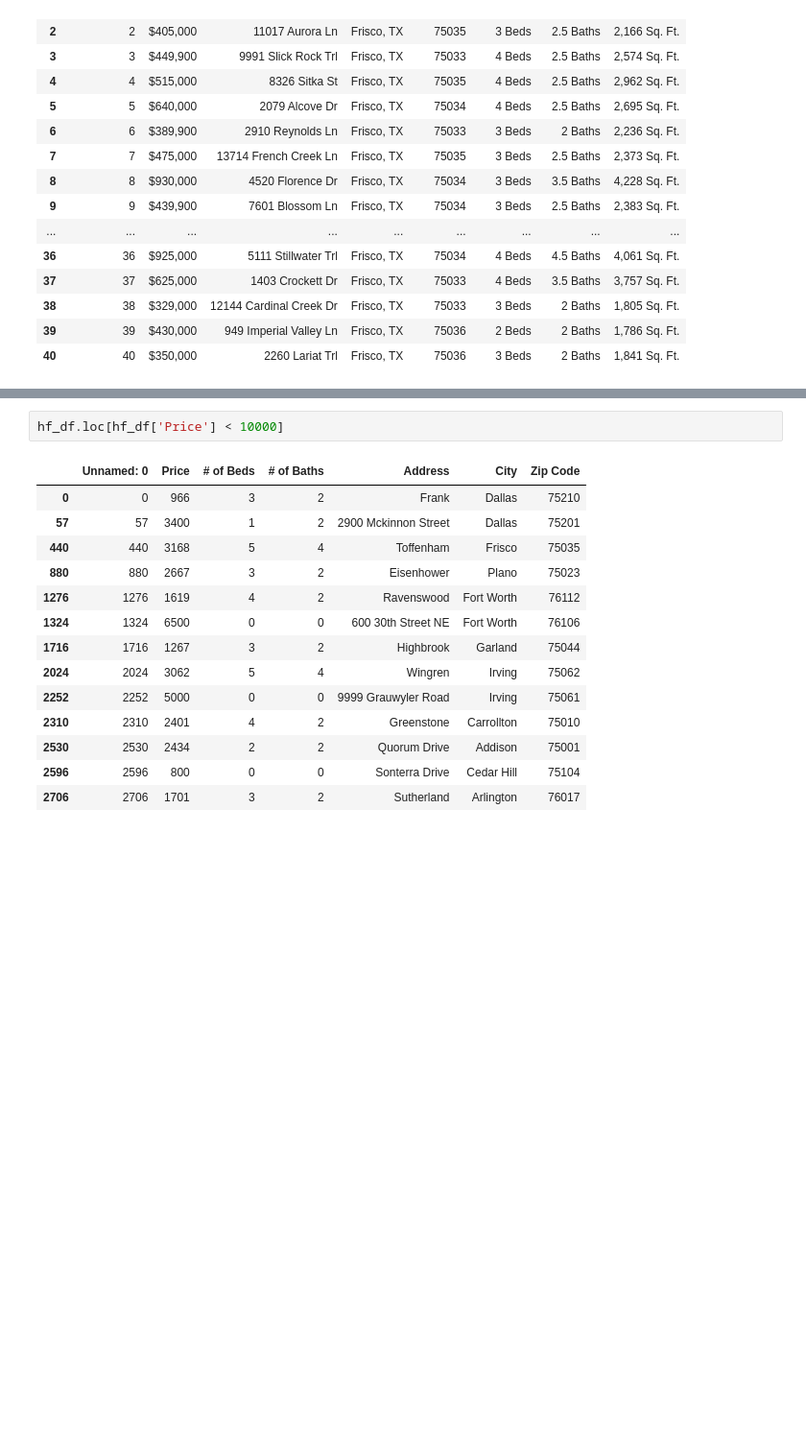
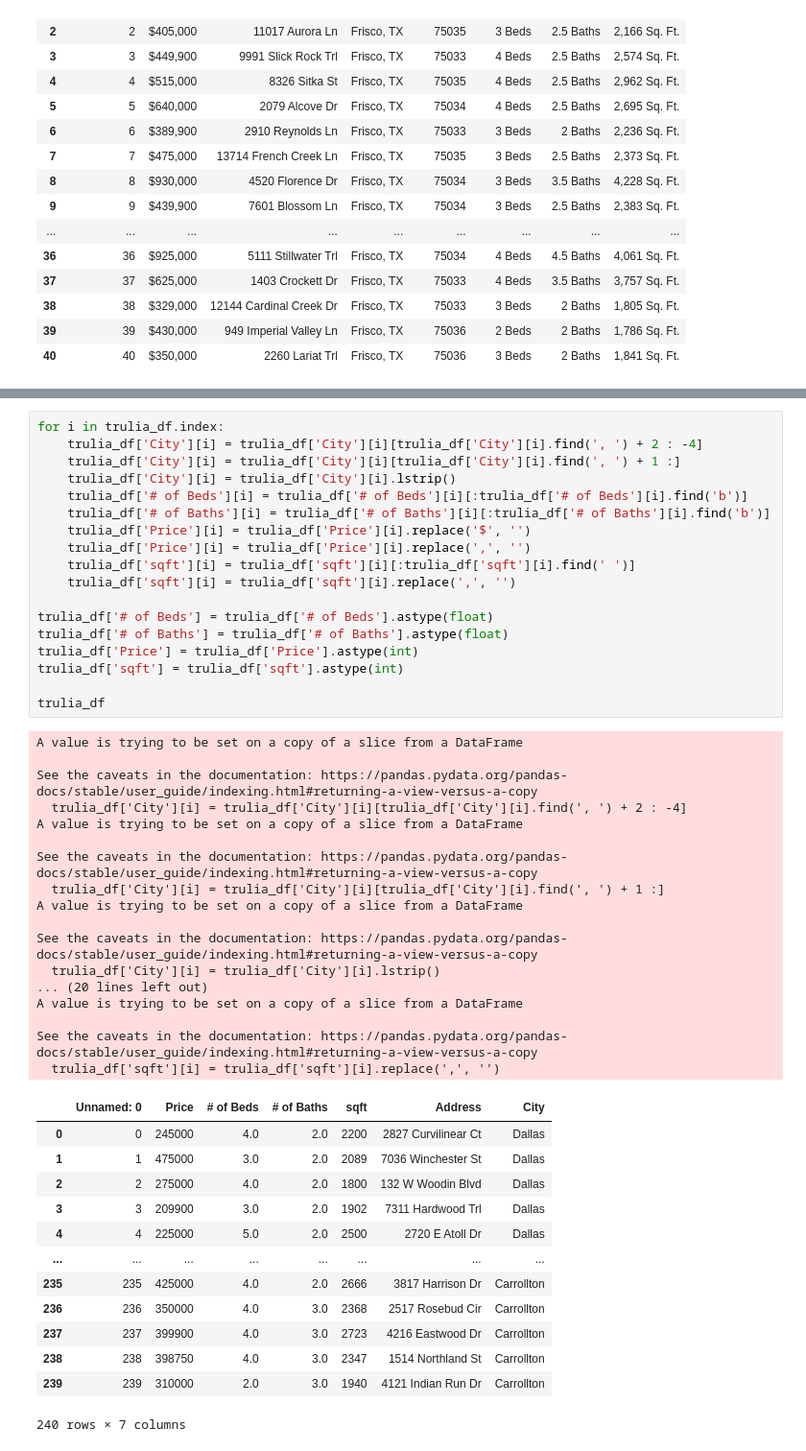
Before and after one commit to TracL/ETL-project, a Jupyter notebook: DataCleaning.ipynb, the cells around one changed output, grey strips where cells are left out. Shown at 96% size. Cells and saved outputs as stored; diff of their text form; blank space fills up the shorter version.

```diff
--- a/DataCleaning.ipynb
+++ b/DataCleaning.ipynb
@@ -124,17 +113,49 @@ hf_df
-# %%
-hf_df.loc[hf_df['Price'] < 10000]
-# %% [output]
-|  | Unnamed: 0 | Price | # of Beds | # of Baths | Address | City | Zip Code |
-| 0 | 0 | 966 | 3 | 2 | Frank | Dallas | 75210 |
-| 57 | 57 | 3400 | 1 | 2 | 2900 Mckinnon Street | Dallas | 75201 |
-| 440 | 440 | 3168 | 5 | 4 | Toffenham | Frisco | 75035 |
-| 880 | 880 | 2667 | 3 | 2 | Eisenhower | Plano | 75023 |
-| 1276 | 1276 | 1619 | 4 | 2 | Ravenswood | Fort Worth | 76112 |
-| 1324 | 1324 | 6500 | 0 | 0 | 600 30th Street NE | Fort Worth | 76106 |
-| 1716 | 1716 | 1267 | 3 | 2 | Highbrook | Garland | 75044 |
-| 2024 | 2024 | 3062 | 5 | 4 | Wingren | Irving | 75062 |
-| 2252 | 2252 | 5000 | 0 | 0 | 9999 Grauwyler Road | Irving | 75061 |
-| 2310 | 2310 | 2401 | 4 | 2 | Greenstone | Carrollton | 75010 |
-| 2530 | 2530 | 2434 | 2 | 2 | Quorum Drive | Addison | 75001 |
-| 2596 | 2596 | 800 | 0 | 0 | Sonterra Drive | Cedar Hill | 75104 |
-| 2706 | 2706 | 1701 | 3 | 2 | Sutherland | Arlington | 76017 |
+# %%
+for i in trulia_df.index:
+    trulia_df['City'][i] = trulia_df['City'][i][trulia_df['City'][i].find(', ') + 2 : -4]
+    trulia_df['City'][i] = trulia_df['City'][i][trulia_df['City'][i].find(', ') + 1 :]
+    trulia_df['City'][i] = trulia_df['City'][i].lstrip()
+    trulia_df['# of Beds'][i] = trulia_df['# of Beds'][i][:trulia_df['# of Beds'][i].find('b')]
+    trulia_df['# of Baths'][i] = trulia_df['# of Baths'][i][:trulia_df['# of Baths'][i].find('b')]
+    trulia_df['Price'][i] = trulia_df['Price'][i].replace('$', '')
+    trulia_df['Price'][i] = trulia_df['Price'][i].replace(',', '')
+    trulia_df['sqft'][i] = trulia_df['sqft'][i][:trulia_df['sqft'][i].find(' ')]
+    trulia_df['sqft'][i] = trulia_df['sqft'][i].replace(',', '')
+
+trulia_df['# of Beds'] = trulia_df['# of Beds'].astype(float)
+trulia_df['# of Baths'] = trulia_df['# of Baths'].astype(float)
+trulia_df['Price'] = trulia_df['Price'].astype(int)
+trulia_df['sqft'] = trulia_df['sqft'].astype(int)
+
+trulia_df
+# %% [output]
+A value is trying to be set on a copy of a slice from a DataFrame
+
+See the caveats in the documentation: https://pandas.pydata.org/pandas-docs/stable/user_guide/indexing.html#returning-a-view-versus-a-copy
+  trulia_df['City'][i] = trulia_df['City'][i][trulia_df['City'][i].find(', ') + 2 : -4]
+A value is trying to be set on a copy of a slice from a DataFrame
+
+See the caveats in the documentation: https://pandas.pydata.org/pandas-docs/stable/user_guide/indexing.html#returning-a-view-versus-a-copy
+  trulia_df['City'][i] = trulia_df['City'][i][trulia_df['City'][i].find(', ') + 1 :]
+A value is trying to be set on a copy of a slice from a DataFrame
+
+See the caveats in the documentation: https://pandas.pydata.org/pandas-docs/stable/user_guide/indexing.html#returning-a-view-versus-a-copy
+  trulia_df['City'][i] = trulia_df['City'][i].lstrip()
+... (20 lines left out)
+A value is trying to be set on a copy of a slice from a DataFrame
+
+See the caveats in the documentation: https://pandas.pydata.org/pandas-docs/stable/user_guide/indexing.html#returning-a-view-versus-a-copy
+  trulia_df['sqft'][i] = trulia_df['sqft'][i].replace(',', '')
+|  | Unnamed: 0 | Price | # of Beds | # of Baths | sqft | Address | City |
+| 0 | 0 | 245000 | 4.0 | 2.0 | 2200 | 2827 Curvilinear Ct | Dallas |
+| 1 | 1 | 475000 | 3.0 | 2.0 | 2089 | 7036 Winchester St | Dallas |
+| 2 | 2 | 275000 | 4.0 | 2.0 | 1800 | 132 W Woodin Blvd | Dallas |
+| 3 | 3 | 209900 | 3.0 | 2.0 | 1902 | 7311 Hardwood Trl | Dallas |
+| 4 | 4 | 225000 | 5.0 | 2.0 | 2500 | 2720 E Atoll Dr | Dallas |
+| ... | ... | ... | ... | ... | ... | ... | ... |
+| 235 | 235 | 425000 | 4.0 | 2.0 | 2666 | 3817 Harrison Dr | Carrollton |
+| 236 | 236 | 350000 | 4.0 | 3.0 | 2368 | 2517 Rosebud Cir | Carrollton |
+| 237 | 237 | 399900 | 4.0 | 3.0 | 2723 | 4216 Eastwood Dr | Carrollton |
+| 238 | 238 | 398750 | 4.0 | 3.0 | 2347 | 1514 Northland St | Carrollton |
+| 239 | 239 | 310000 | 2.0 | 3.0 | 1940 | 4121 Indian Run Dr | Carrollton |
+240 rows × 7 columns
```
Also changed, not shown: parts of 11 cells of this notebook, 4 other files.
